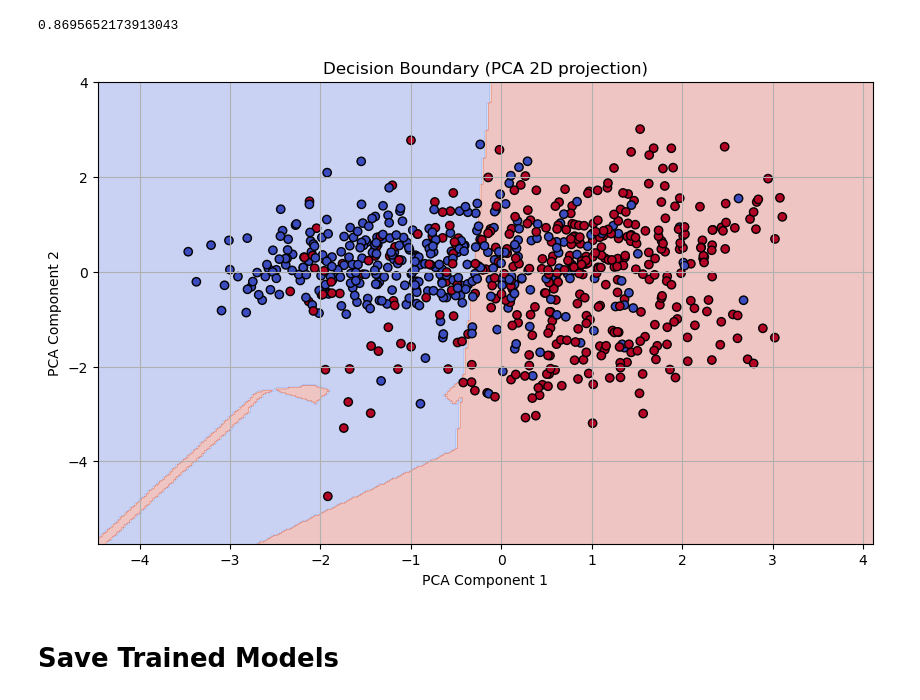
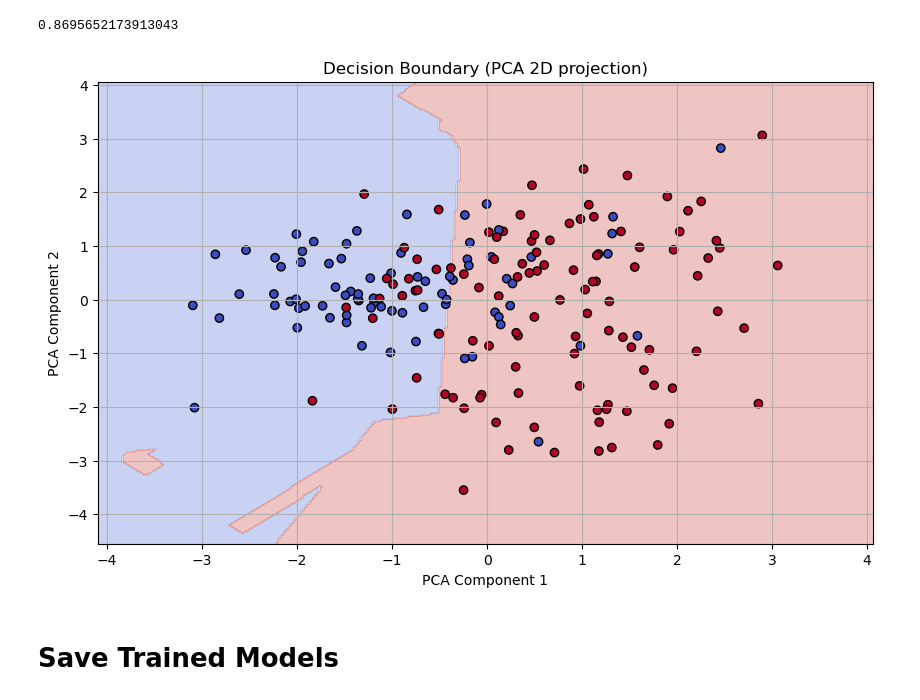
Before and after one commit to venkata3204sai/Heart_disease_detection_ML_project, a Jupyter notebook: codefiles/cvd_prediction.ipynb, the cells around one changed output. Drawn from its saved outputs; the diff is of its cells as text; code cells hidden in the pictures.

```diff
--- a/codefiles/cvd_prediction.ipynb
+++ b/codefiles/cvd_prediction.ipynb
@@ -354,9 +354,9 @@ accuracy_score(y_test, y_pred)
  [10 97]]
 0.8695652173913043
 # %%
-plot_decision_boundary_with_pca(gb_model, pipeline, X_train, y_train)
+plot_decision_boundary_with_pca(gb_model, pipeline, X_test, y_test)
 # %% [output]
-[figure, old version]
+[figure, new version]
 # %% [markdown]
 # **Save Trained Models**
 # %%
```
Also changed, not shown: parts of 6 cells of this notebook, 3 other files.
